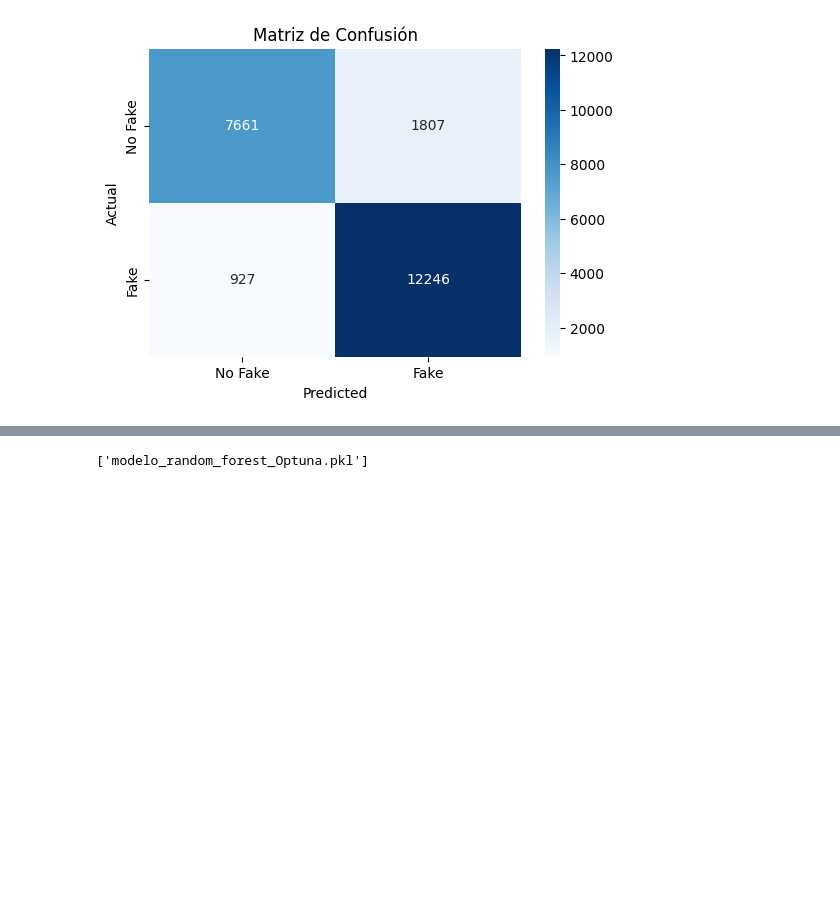
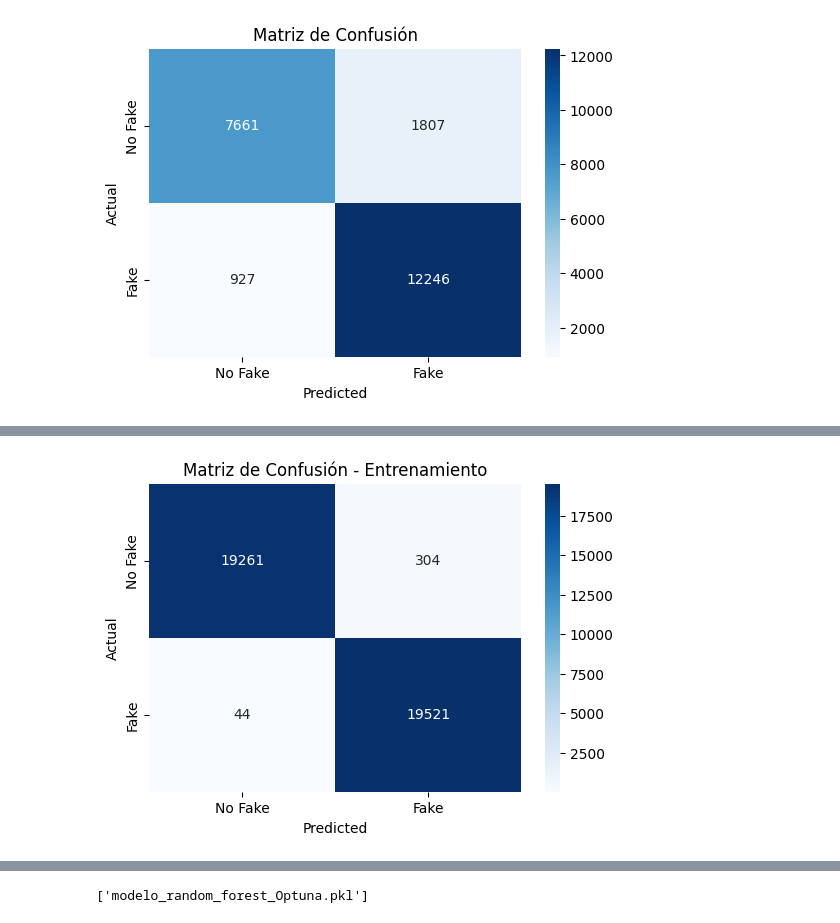
Before and after one commit to cflorido/Text-Analytics-Tool, a Jupyter notebook: NataliaCode.ipynb, the cells around one changed output, grey strips where cells are left out. Drawn from its saved outputs; the diff is of its cells as text; code cells hidden in the pictures; blank space fills up the shorter version.

```diff
--- a/NataliaCode.ipynb
+++ b/NataliaCode.ipynb
@@ -1187,0 +1100,86 @@ KeyboardInterrupt:
+# %%
+from sklearn.ensemble import RandomForestClassifier
+from sklearn.model_selection import RandomizedSearchCV
+from sklearn.metrics import accuracy_score, precision_score, recall_score, f1_score, fbeta_score, roc_auc_score, confusion_matrix, classification_report
+import matplotlib.pyplot as plt
+import seaborn as sns
+import numpy as np
+
+# Definir hiperparámetros
+param_dist = {
+    'n_estimators': np.arange(100, 500, 50),  # Número de árboles en el bosque
+    'max_depth': [None, 10, 20, 30, 50],      # Profundidad máxima del árbol
+    'min_samples_split': [2, 5, 10],          # Mínimo de muestras para dividir un nodo
+    'min_samples_leaf': [1, 2, 4],            # Mínimo de muestras en una hoja
+    'bootstrap': [True, False]                # Si se usa muestreo con reemplazo
+}
+
+# Inicializar modelo
+rf = RandomForestClassifier(random_state=42)
+
+# Aplicar RandomizedSearchCV
+random_search = RandomizedSearchCV(
+    estimator=rf,
+    param_distributions=param_dist,
+    n_iter=15,
+    cv=3,
+    scoring='f1',
+    n_jobs=-1,
+    verbose=2,
+    random_state=42
+)
+
+
+random_search.fit(X_smote, Y_smote)
+
+
+best_rf = random_search.best_estimator_
+print("Mejores hiperparámetros:", random_search.best_params_)
+
+# Predicciones
+y_pred = best_rf.predict(X_smote)
+
+# Evaluación
+accuracy = accuracy_score(Y_smote, y_pred)
+precision = precision_score(Y_smote, y_pred)
+recall = recall_score(Y_smote, y_pred)
+f1 = f1_score(Y_smote, y_pred)
+f2 = fbeta_score(Y_smote, y_pred, beta=2)
+roc_auc = roc_auc_score(Y_smote, y_pred)
+
+print("--- MÉTRICAS DEL MODELO (Entrenamiento) ---")
+print(f"Accuracy: {accuracy:.4f}")
+print(f"Precision: {precision:.4f}")
+print(f"Recall: {recall:.4f}")
+print(f"F1 Score: {f1:.4f}")
+print(f"F2 Score: {f2:.4f}")
+print(f"ROC AUC Score: {roc_auc:.4f}")
+
+# Matriz de confusión
+conf_matrix = confusion_matrix(Y_smote, y_pred)
+plt.figure(figsize=(6, 4))
+sns.heatmap(conf_matrix, annot=True, fmt='d', cmap='Blues', xticklabels=['No Fake', 'Fake'], yticklabels=['No Fake', 'Fake'])
+plt.xlabel('Predicted')
+plt.ylabel('Actual')
+plt.title('Matriz de Confusión - Entrenamiento')
+plt.show()
+
+# Evaluación en conjunto de validación
+y_pred_validation = best_rf.predict(X_validation)
+
+accuracy = accuracy_score(Y_validation, y_pred_validation)
+precision = precision_score(Y_validation, y_pred_validation)
+recall = recall_score(Y_validation, y_pred_validation)
+f1 = f1_score(Y_validation, y_pred_validation)
+f2 = fbeta_score(Y_validation, y_pred_validation, beta=2)
+roc_auc = roc_auc_score(Y_validation, y_pred_validation)
+
+print("--- MÉTRICAS DEL MODELO (Validación) ---")
+print(f"Accuracy: {accuracy:.4f}")
+print(f"Precision: {precision:.4f}")
+print(f"Recall: {recall:.4f}")
+print(f"F1 Score: {f1:.4f}")
+print(f"F2 Score: {f2:.4f}")
+print(f"ROC AUC Score: {roc_auc:.4f}")
+print(classification_report(Y_validation, y_pred_validation))
+# %% [output]
@@ -1187,0 +1203 @@ KeyboardInterrupt:
+[figure, added]
```
Also changed, not shown: parts of 6 cells of this notebook.
